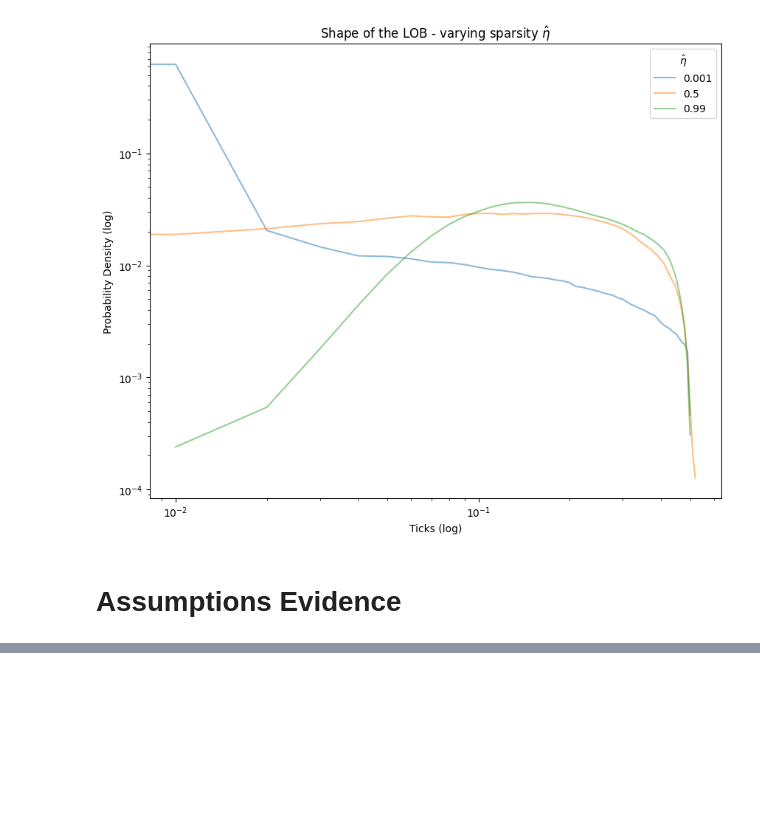
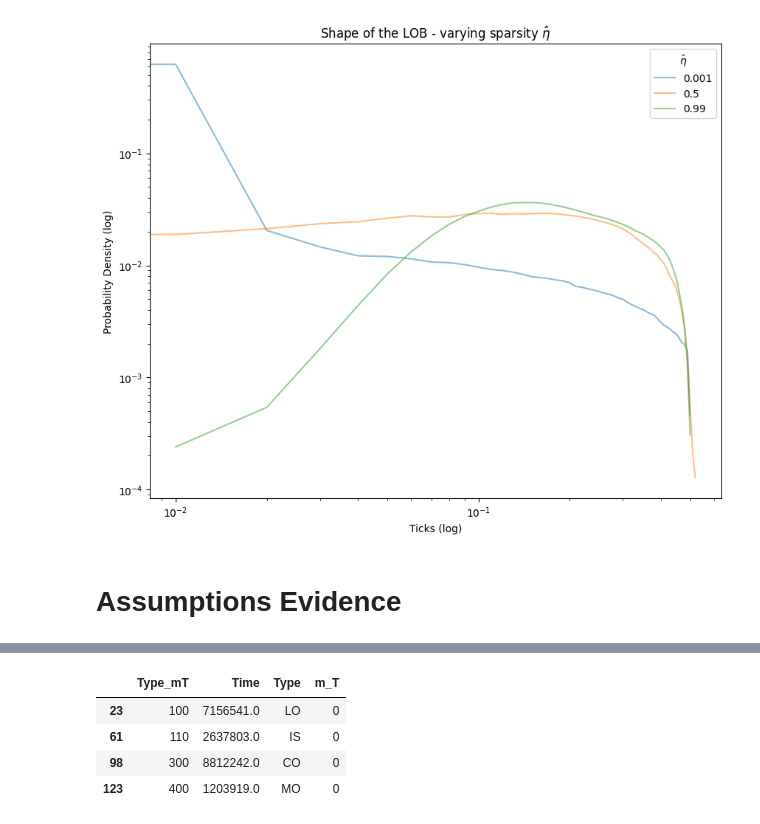
Before and after one commit to konqr/lobSimulations, a Jupyter notebook: src/backup/hawkes/experiments/toyModelSmallTick.ipynb, the cells around one changed output, grey strips where cells are left out. Drawn from its saved outputs; the diff is of its cells as text; code cells hidden in the pictures; blank space fills up the shorter version.

```diff
--- a/src/backup/hawkes/experiments/toyModelSmallTick.ipynb
+++ b/src/backup/hawkes/experiments/toyModelSmallTick.ipynb
@@ -987,0 +1040,8 @@ df.add(pd.DataFrame())
+# %%
+uncond[uncond.m_T == 0]
+# %% [output]
+|  | Type_mT | Time | Type | m_T |
+| 23 | 100 | 7156541.0 | LO | 0 |
+| 61 | 110 | 2637803.0 | IS | 0 |
+| 98 | 300 | 8812242.0 | CO | 0 |
+| 123 | 400 | 1203919.0 | MO | 0 |
```
Also changed, not shown: parts of 11 cells of this notebook, 1 other file.
